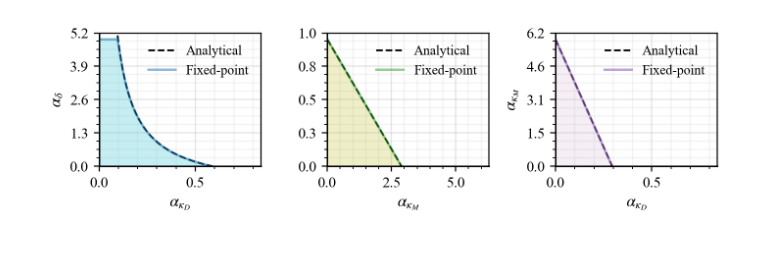
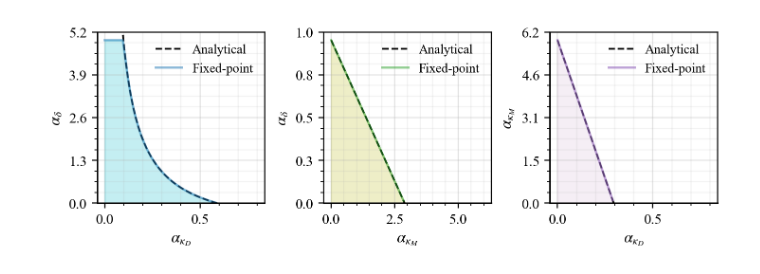
Before and after one commit to youlei202/Triple-Win-Pricing, a Jupyter notebook: notebooks/experiment_3_feasible_region.ipynb, the cells around one changed output. Cells and saved outputs as stored; diff of their text form; code cells hidden in the pictures.

```diff
--- a/notebooks/experiment_3_feasible_region.ipynb
+++ b/notebooks/experiment_3_feasible_region.ipynb
@@ -458,6 +458,7 @@ def plot_triple_frontiers(
     ax.plot(kappaM_grid, deltaM_num,  linestyle="-",  color="tab:green", linewidth=1.6, alpha=0.5, label="Fixed-point")
     ax.fill_between(kappaM_grid, 0.0, shadeM, alpha=0.25, color="tab:olive")
     ax.set_xlabel(r"$\alpha_{\kappa_M}$")
+    ax.set_ylabel(r"$\alpha_{\delta}$")
     ymax = float(shadeM.max() * 1.05) if shadeM.size and np.isfinite(shadeM).any() else 1.0
     ax.set_ylim(0.0, ymax)
     ax.set_yticks(np.linspace(0.0, ymax, 5)); ax.yaxis.set_major_formatter(FormatStrFormatter("%.1f"))
@@ -481,8 +482,16 @@ def plot_triple_frontiers(
     for s in ("left","bottom"): ax.spines[s].set_linewidth(1.0)
     ax.legend(frameon=False, loc="upper right")
 
-    for ax in axes: ax.set_xlim(left=0.0)
-    fig.tight_layout()
+    # Adjust subplot spacing for a tighter, cleaner layout
+    fig.subplots_adjust(
+        left=0.08,     # space for y-labels
+        right=0.995,   # minimal right margin
+        bottom=0.14,   # space for x-labels
+        top=0.96,      # small top margin for legends
+        wspace=0.35    # horizontal spacing between panels
+    )
+
+    # Save and show
     fig.savefig(savepath, format="pdf", bbox_inches="tight")
     plt.show()
 
@@ -522,31 +531,31 @@ deltaD_anal = analytical_delta_max_vs_kappaD(buyers, SV, kappaD_grid)
 deltaM_anal = analytical_delta_max_vs_kappaM(buyers, SV, kappaM_grid, kappaD_scalar=kappaD_baseline)
 
 # --- Fixed-point (TripleWin) frontiers ---
 deltaD_num = frontier_delta_vs_kappaD_fixedpoint(
     buyers, SV, kappaD_grid,
     delta_hi_cap=5.0, grow_factor=1.8, tol_bisect=1e-4, max_iter=100, tol_fp=1e-10
 )
 deltaM_num = frontier_delta_vs_kappaM_fixedpoint(
     buyers, SV, kappaM_grid, kappaD_scalar=kappaD_baseline,
     delta_hi_cap=5.0, grow_factor=1.8, tol_bisect=1e-4, max_iter=100, tol_fp=1e-10
 )
 
 # --- Third panel inputs ---
 delta_fixed = 1.0
 kappaD_grid_C = np.linspace(0.0001, 0.80, 120)
 
 kMmax_anal = analytical_kMmax_vs_kD(buyers, SV, kappaD_grid_C, delta_fixed)
 kMmax_num  = frontier_kMmax_vs_kD_fixedpoint(
     buyers, SV, kappaD_grid_C, delta_fixed,
     kappaM_hi_cap=10.0, grow_factor=1.8, tol_bisect=1e-4, max_iter=100, tol_fp=1e-10
 )
 
 # --- Plot all three panels with your style ---
 plot_triple_frontiers(
     kappaD_grid, deltaD_anal, deltaD_num,
     kappaM_grid, deltaM_anal, deltaM_num,
     kappaD_grid_C, kMmax_anal, kMmax_num, delta_fixed,
     savepath="../plots/feasible_region.pdf"
 )
 # %% [output]
-[figure, old version]
+[figure, new version]
```
Also changed, not shown: 2 other files.
